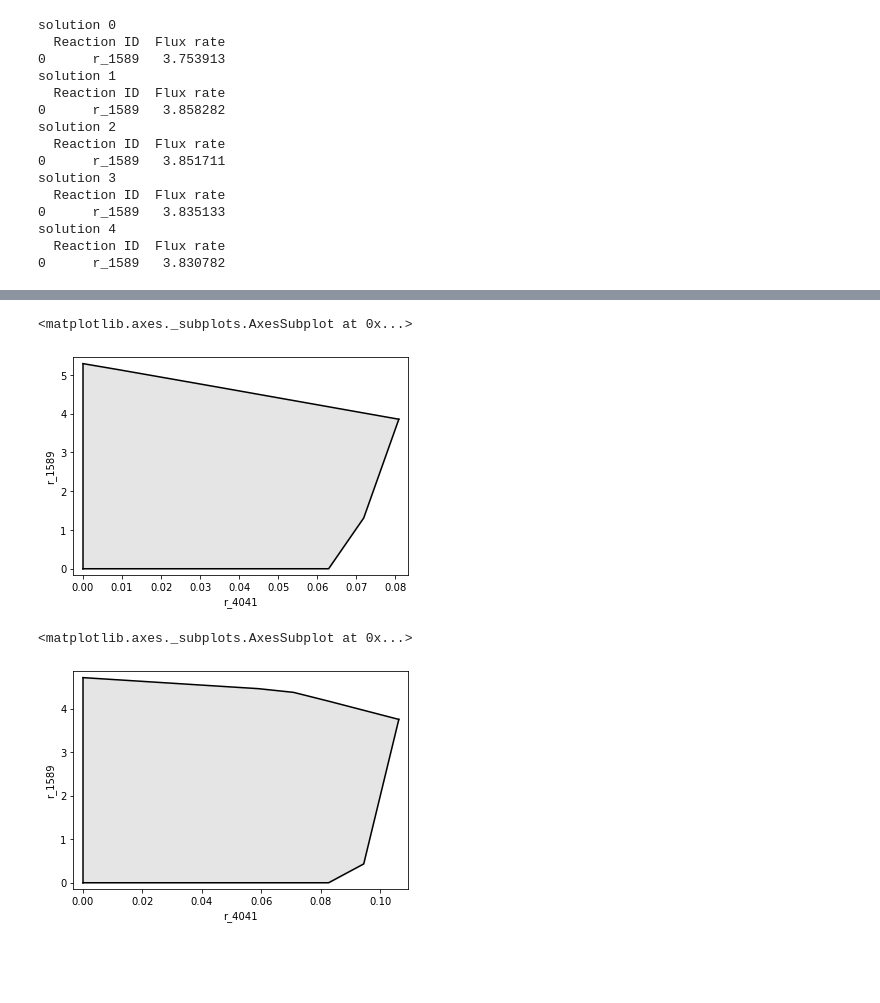
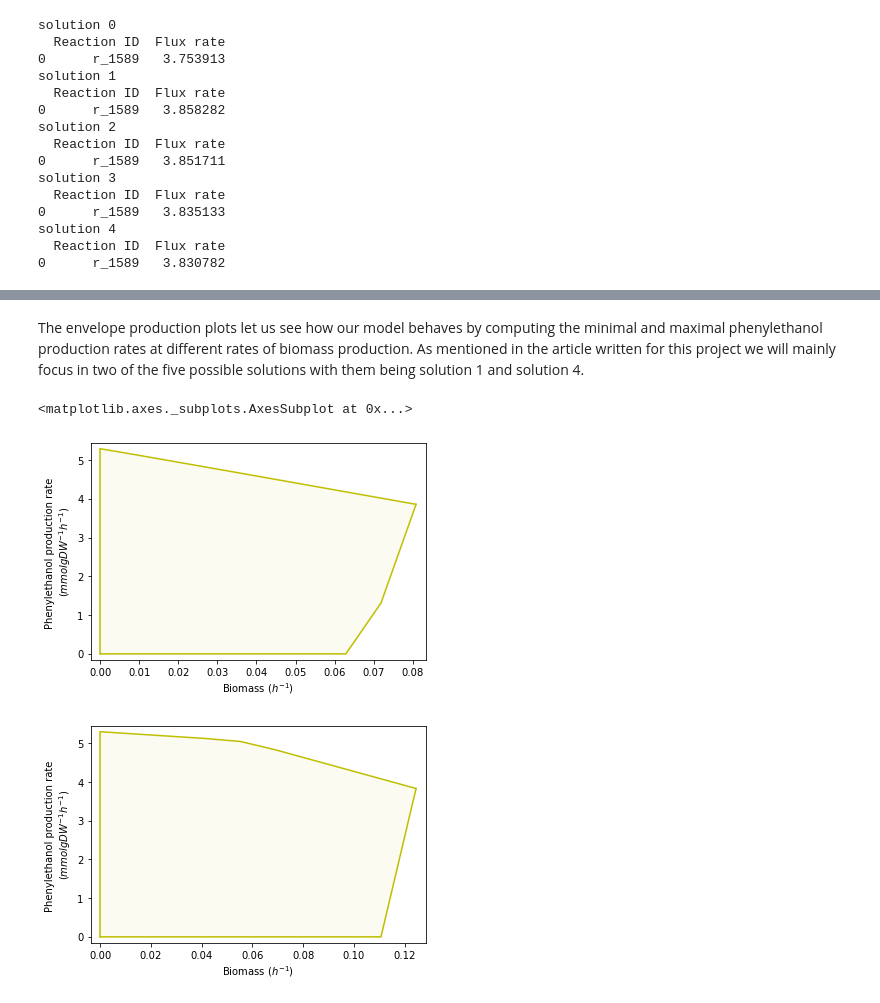
Before and after one commit to ruigomesbioinf/2-PEopt, a Jupyter notebook: src/data_processing.ipynb, the cells around one changed output, grey strips where cells are left out. Cells and saved outputs as stored; diff of their text form; code cells hidden in the pictures; blank space fills up the shorter version.

```diff
--- a/src/data_processing.ipynb
+++ b/src/data_processing.ipynb
@@ -154,4 +170,0 @@ YJR095W 0
-# %%
-for constraint in lista_reaction_constraints:
-    a = simulator.FVA(constraints=constraint, reactions = [PRODUCT_ID])
-    print("& ",a.get("r_1589")[0], a.get("r_1589")[1], sep = " & ")
@@ -208,10 +214,18 @@ plot_flux_envelope(sim,BIOMASS_ID,PRODUCT_ID,constraints = lista_reaction_constr
-# %%
-plot_flux_envelope(sim,BIOMASS_ID,PRODUCT_ID,constraints = lista_reaction_constraints[1])
-# %% [output]
-<matplotlib.axes._subplots.AxesSubplot at 0x...>
-[figure, removed]
-# %%
-plot_flux_envelope(sim,BIOMASS_ID,PRODUCT_ID,constraints = lista_reaction_constraints[0])
-# %% [output]
-<matplotlib.axes._subplots.AxesSubplot at 0x...>
-[figure, removed]
+# %% [markdown]
+The envelope production plots let us see how our model behaves by computing the minimal and maximal phenylethanol production rates at different rates of biomass production.
+As mentioned in the article written for this project we will mainly focus in two of the five possible solutions with them being solution 1 and solution 4.
+# %%
+from mewpy.visualization.envelope import plot_flux_envelope
+import matplotlib.pyplot as plt
+
+LABEL_X = r"Biomass ($h^{-1}$)"
+LABEL_Y = "Phenylethanol production rate \n" + r"($mmol gDW^{-1} h^{-1}$)"
+
+#solution 1
+plot_flux_envelope(sim,BIOMASS_ID,PRODUCT_ID,constraints = lista_reaction_constraints[1], label_x= LABEL_X, label_y=LABEL_Y, plot_kwargs={"color":"y"}, fill_kwargs = {'color': 'y', 'alpha': 0.05})
+#solution 4
+plot_flux_envelope(sim,BIOMASS_ID,PRODUCT_ID,constraints = lista_reaction_constraints[4], label_x= LABEL_X, label_y=LABEL_Y, plot_kwargs={"color":"y"}, fill_kwargs = {'color': 'y', 'alpha': 0.05})
+# %% [output]
+<matplotlib.axes._subplots.AxesSubplot at 0x...>
+[figure, added]
+[figure, added]
```
Also changed, not shown: parts of 16 cells of this notebook, 5 other files.
